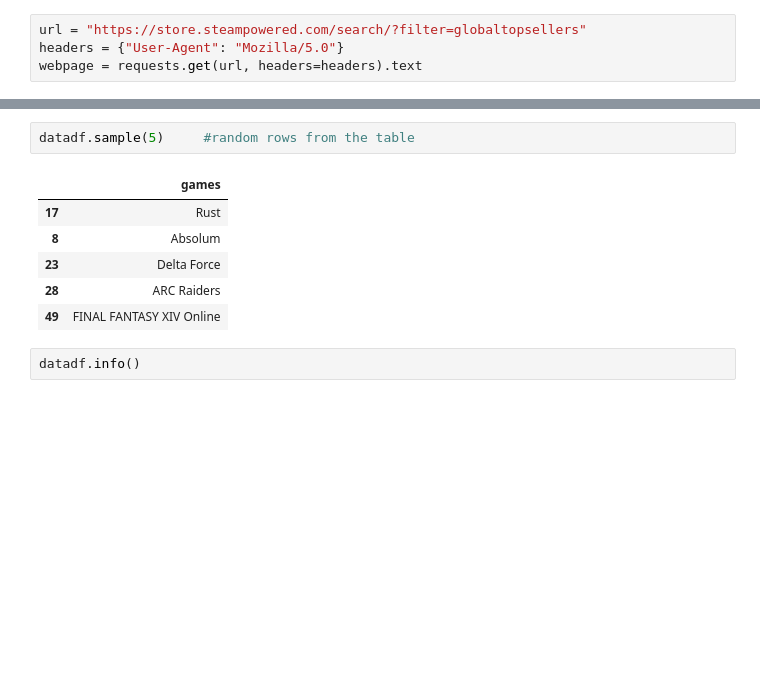
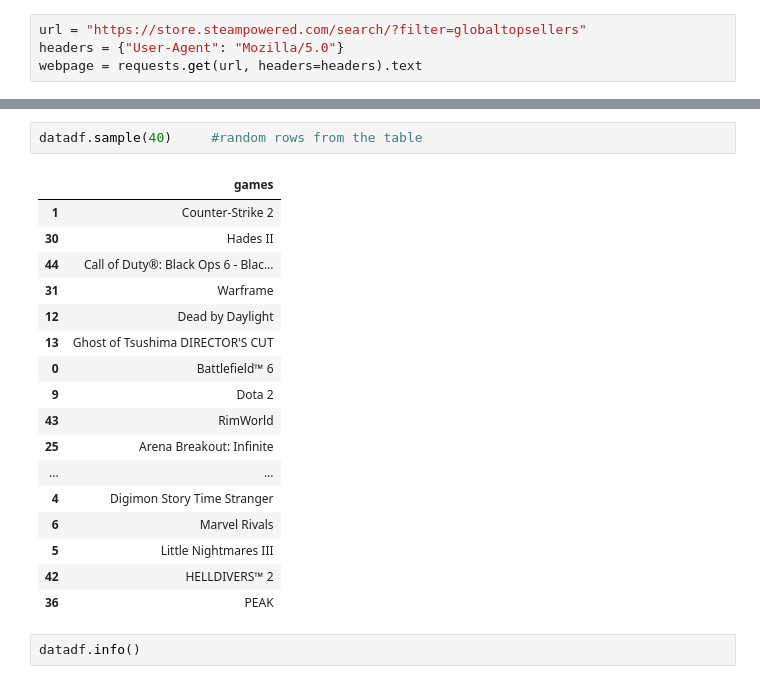
Before and after one commit to Gagan021-5/Jupyter-Notebook, a Jupyter notebook: webscraping.ipynb, the cells around one changed output, grey strips where cells are left out. Cells and saved outputs as stored; diff of their text form; blank space fills up the shorter version.

```diff
--- a/webscraping.ipynb
+++ b/webscraping.ipynb
@@ -60,12 +60,23 @@ print(datadf)
 # %%
-datadf.sample(5)     #random rows from the table
+datadf.sample(40)     #random rows from the table
 # %% [output]
 |  | games |
-| 17 | Rust |
-| 8 | Absolum |
-| 23 | Delta Force |
-| 28 | ARC Raiders |
-| 49 | FINAL FANTASY XIV Online |
+| 1 | Counter-Strike 2 |
+| 30 | Hades II |
+| 44 | Call of Duty®: Black Ops 6 - Blac... |
+| 31 | Warframe |
+| 12 | Dead by Daylight |
+| 13 | Ghost of Tsushima DIRECTOR'S CUT |
+| 0 | Battlefield™ 6 |
+| 9 | Dota 2 |
+| 43 | RimWorld |
+| 25 | Arena Breakout: Infinite |
+| ... | ... |
+| 4 | Digimon Story Time Stranger |
+| 6 | Marvel Rivals |
+| 5 | Little Nightmares III |
+| 42 | HELLDIVERS™ 2 |
+| 36 | PEAK |
 # %%
 datadf.info()
 # %% [output]
```
Also changed, not shown: parts of 3 cells of this notebook.
